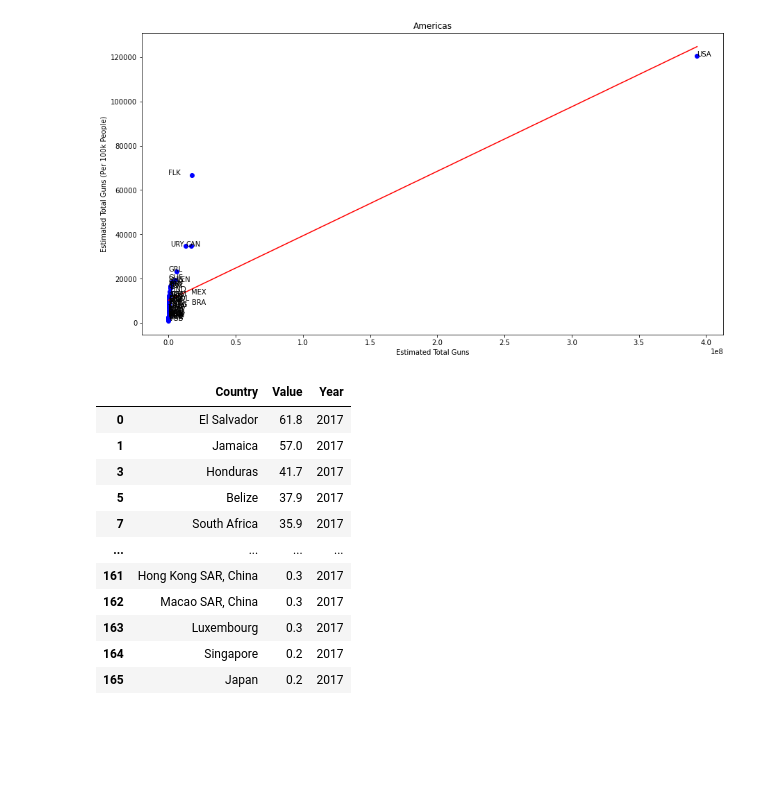
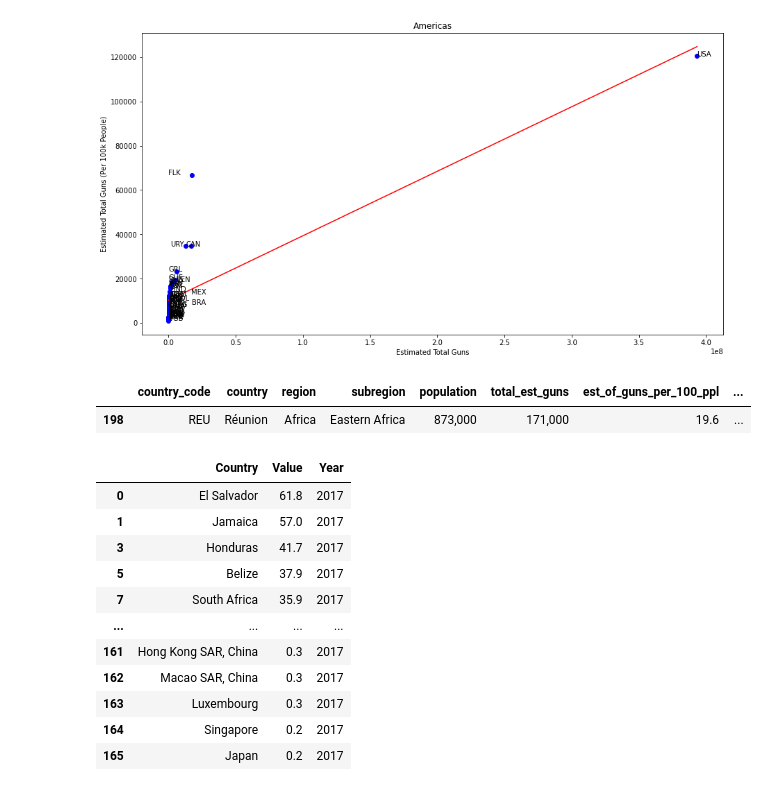
Before and after one commit to the-amazing-works-of-stephanie/gun-violence-analysis, a Jupyter notebook: fp.ipynb, the cells around one changed output. Cells and saved outputs as stored; diff of their text form; code cells hidden in the pictures; blank space fills up the shorter version.

```diff
--- a/fp.ipynb
+++ b/fp.ipynb
@@ -222,6 +230,11 @@ for i in titles:
 [figure]
 # %%
 # TODO -- Found this link: https://www.indexmundi.com/facts/indicators/VC.IHR.PSRC.P5/rankings/middle-east -- has different links to more tables per region but would need to do a couple of different scrapes per region due to how the site is divied up, or could just do the one tab for the whole world (Look at bottom of table and the links to the other tables are just below it). Next on my to do list
+# %%
+gun_owners.loc[gun_owners['country_code'] == 'REU']
+# %% [output]
+|  | country_code | country | region | subregion | population | total_est_guns | est_of_guns_per_100_ppl | ... |
+| 198 | REU | Réunion | Africa | Eastern Africa | 873,000 | 171,000 | 19.6 | ... |
 # %%
 # This is just the table of every country in the world, not organized by region
 
```
Also changed, not shown: parts of 4 cells of this notebook.
